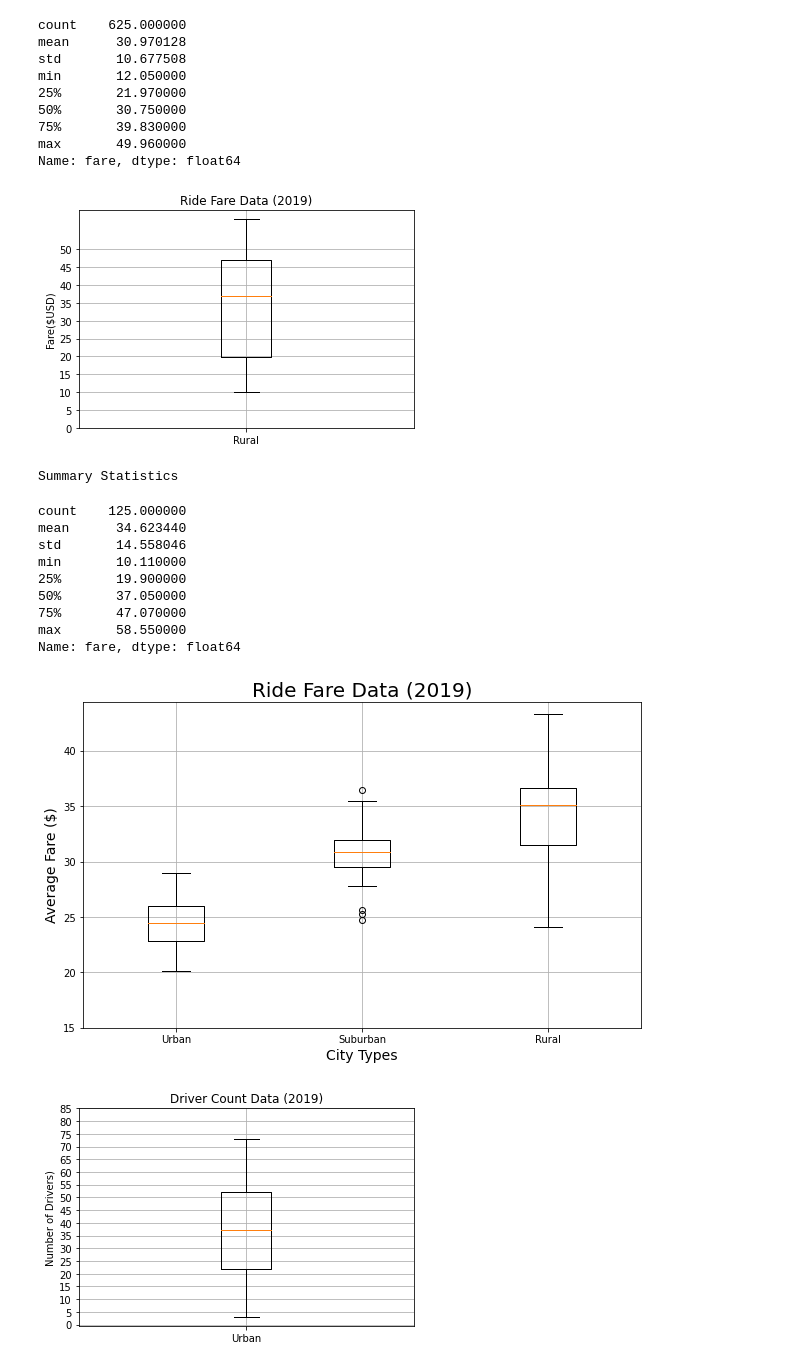
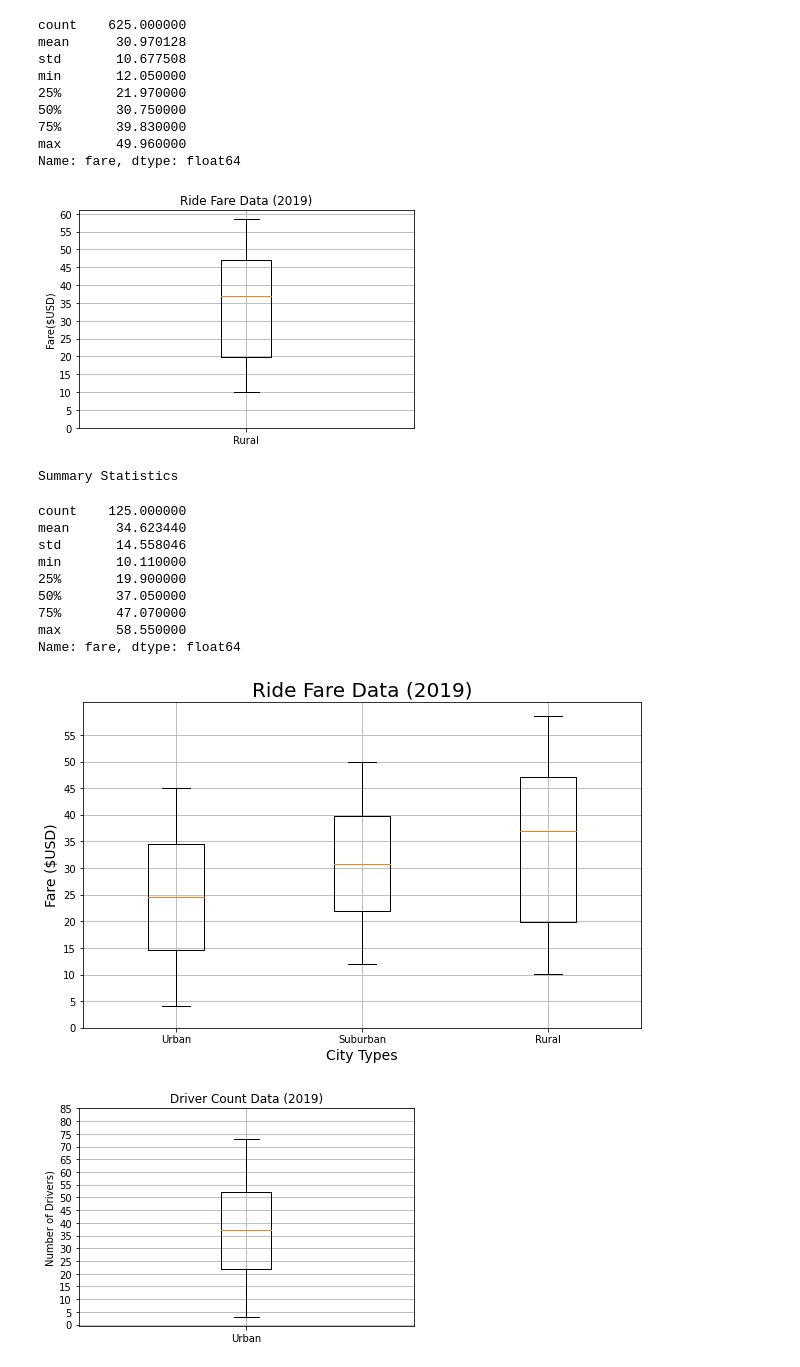
Before and after one commit to JFoArlas/PyBer_Analysis, a Jupyter notebook: PyBer.ipynb, the cells around one changed output. Cells and saved outputs as stored; diff of their text form; code cells hidden in the pictures.

```diff
--- a/PyBer.ipynb
+++ b/PyBer.ipynb
@@ -561,13 +566,13 @@ ax.boxplot(rural_fares, labels=x_labels)
 # Add the title, y-axis label and grid.
 ax.set_title('Ride Fare Data (2019)')
 ax.set_ylabel('Fare($USD)')
-ax.set_yticks(np.arange(0, 51, step=5.0))
+ax.set_yticks(np.arange(0, 65, step=5.0))
 ax.grid()
 plt.show()
 print("Summary Statistics")
 rural_fares.describe()
 # %% [output]
-[figure, old version]
+[figure, new version]
 Summary Statistics
 count    125.000000
 mean      34.623440
@@ -579,23 +584,21 @@ min       10.110000
 max       58.550000
 Name: fare, dtype: float64
 # %%
-urban_ride_fare = urban_cities_df.groupby(["city"]).mean()["fare"]
-suburban_ride_fare = suburban_cities_df.groupby(["city"]).mean()["fare"]
-rural_ride_fare = rural_cities_df.groupby(["city"]).mean()["fare"]
-
-# Add all ride fare box-and-whisker plots to the same graph.
+# Add all ride count box-and-whisker plots to the same graph.
 x_labels = ["Urban", "Suburban","Rural"]
-ride_fare_data = [urban_ride_fare, suburban_ride_fare, rural_ride_fare]
+ride_fares_data = [urban_fares, suburban_fares, rural_fares]
 fig, ax = plt.subplots(figsize=(10, 6))
 ax.set_title('Ride Fare Data (2019)',fontsize=20)
-ax.set_ylabel('Average Fare ($)',fontsize=14)
+ax.set_ylabel('Fare ($USD)',fontsize=14)
 ax.set_xlabel("City Types",fontsize=14)
-ax.boxplot(ride_fare_data, labels=x_labels)
-ax.set_yticks(np.arange(15, 45, step=5))
+ax.boxplot(ride_fares_data, labels=x_labels)
+ax.set_yticks(np.arange(0, 56, step=5))
 ax.grid()
+# Save the figure.
+plt.savefig("analysis/Fig3.png")
 plt.show()
 # %% [output]
-[figure, old version]
+[figure, new version]
 # %%
 # Create the box-and-whisker plot for the urban driver count data.
 x_labels = ["Urban"]
```
Also changed, not shown: parts of 5 cells of this notebook, 2 other files.
